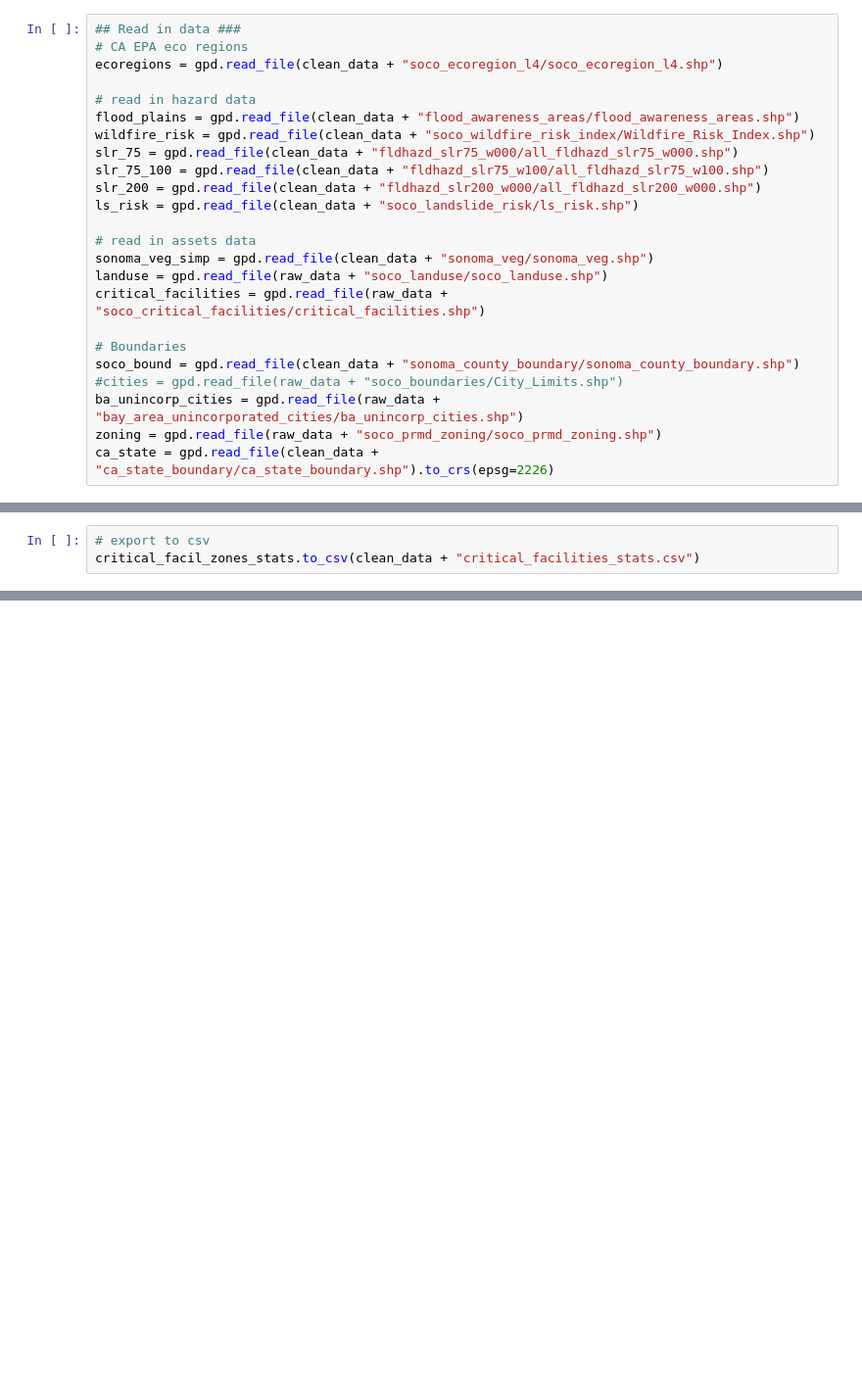
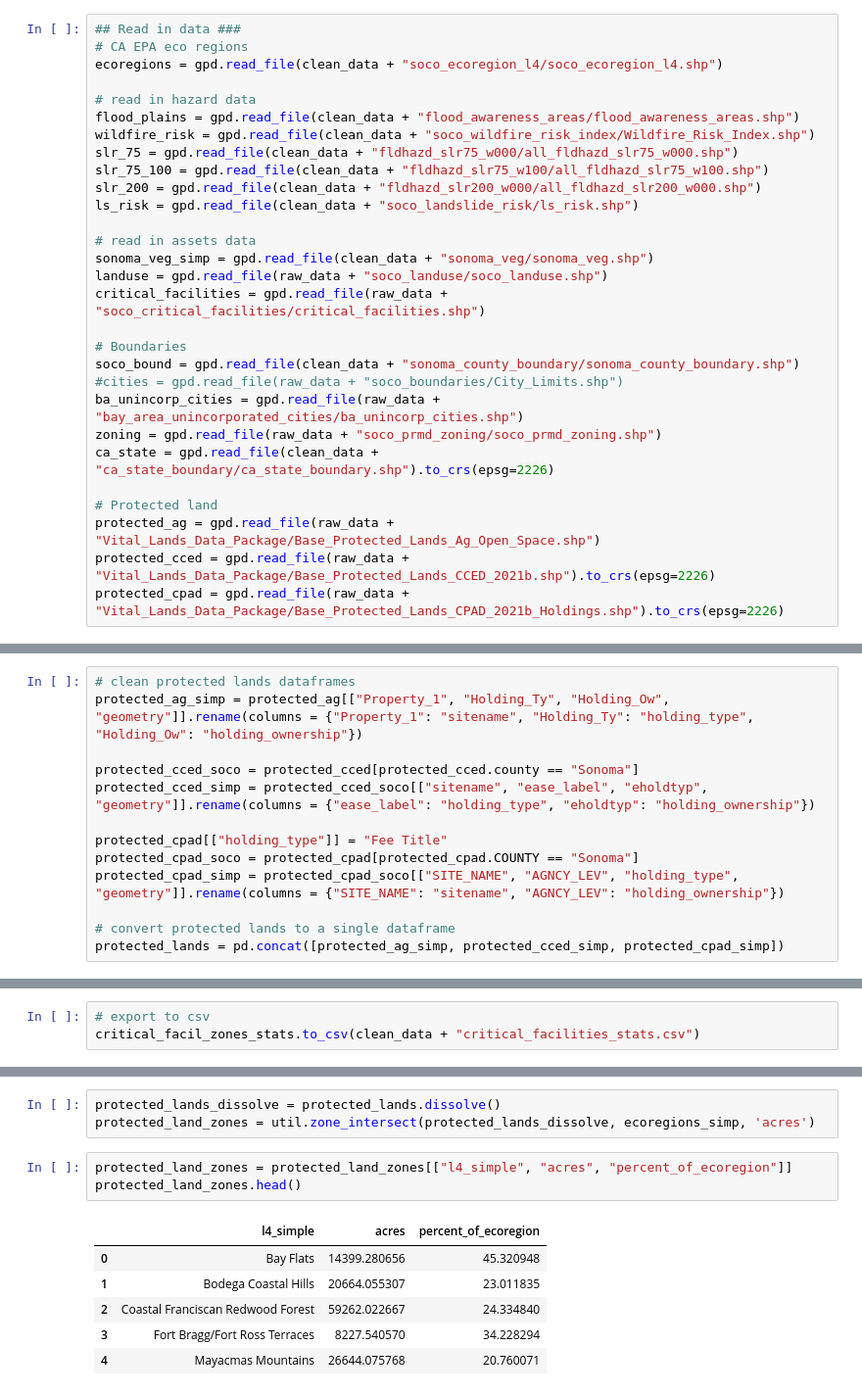
Before and after one commit to acmarley-erg/soco_resilience, a Jupyter notebook: py/zone_stats.ipynb, the cells around one changed output, grey strips where cells are left out. Shown at 98% size. Drawn from its saved outputs; the diff is of its cells as text; blank space fills up the shorter version.

```diff
--- a/py/zone_stats.ipynb
+++ b/py/zone_stats.ipynb
@@ -39,6 +39,11 @@ soco_bound = gpd.read_file(clean_data + "sonoma_county_boundary/sonoma_county_bo
 ba_unincorp_cities = gpd.read_file(raw_data + "bay_area_unincorporated_cities/ba_unincorp_cities.shp")
 zoning = gpd.read_file(raw_data + "soco_prmd_zoning/soco_prmd_zoning.shp")
 ca_state = gpd.read_file(clean_data + "ca_state_boundary/ca_state_boundary.shp").to_crs(epsg=2226)
+
+# Protected land
+protected_ag = gpd.read_file(raw_data + "Vital_Lands_Data_Package/Base_Protected_Lands_Ag_Open_Space.shp")
+protected_cced = gpd.read_file(raw_data + "Vital_Lands_Data_Package/Base_Protected_Lands_CCED_2021b.shp").to_crs(epsg=2226)
+protected_cpad = gpd.read_file(raw_data + "Vital_Lands_Data_Package/Base_Protected_Lands_CPAD_2021b_Holdings.shp").to_crs(epsg=2226)
 # %% [markdown]
 ### Initial Data Cleaning
 # %%
@@ -79,6 +84,19 @@ soco_bound = soco_bound.to_crs(epsg=2226)
 # Just get sonoma county cities
 ba_unincorp_cities = ba_unincorp_cities.to_crs(epsg=2226)
 soco_unincorp_cities = ba_unincorp_cities[ba_unincorp_cities["COUNTY"] == "06097"]
+# %%
+# clean protected lands dataframes
+protected_ag_simp = protected_ag[["Property_1", "Holding_Ty", "Holding_Ow", "geometry"]].rename(columns = {"Property_1": "sitename", "Holding_Ty": "holding_type", "Holding_Ow": "holding_ownership"})
+
+protected_cced_soco = protected_cced[protected_cced.county == "Sonoma"]
+protected_cced_simp = protected_cced_soco[["sitename", "ease_label", "eholdtyp", "geometry"]].rename(columns = {"ease_label": "holding_type", "eholdtyp": "holding_ownership"})
+
+protected_cpad[["holding_type"]] = "Fee Title"
+protected_cpad_soco = protected_cpad[protected_cpad.COUNTY == "Sonoma"]
+protected_cpad_simp = protected_cpad_soco[["SITE_NAME", "AGNCY_LEV", "holding_type", "geometry"]].rename(columns = {"SITE_NAME": "sitename", "AGNCY_LEV": "holding_ownership"})
+
+# convert protected lands to a single dataframe
+protected_lands = pd.concat([protected_ag_simp, protected_cced_simp, protected_cpad_simp])
 # %% [markdown]
 ### Zone statistics -- Hazards
 # %% [markdown]
@@ -440,0 +461,13 @@ critical_facil_zones_stats.to_csv(clean_data + "critical_facilities_stats.csv")
+# %%
+protected_lands_dissolve = protected_lands.dissolve()
+protected_land_zones = util.zone_intersect(protected_lands_dissolve, ecoregions_simp, 'acres')
+# %%
+protected_land_zones = protected_land_zones[["l4_simple", "acres", "percent_of_ecoregion"]]
+protected_land_zones.head()
+# %% [output]
+|  | l4_simple | acres | percent_of_ecoregion |
+| 0 | Bay Flats | 14399.280656 | 45.320948 |
+| 1 | Bodega Coastal Hills | 20664.055307 | 23.011835 |
+| 2 | Coastal Franciscan Redwood Forest | 59262.022667 | 24.334840 |
+| 3 | Fort Bragg/Fort Ross Terraces | 8227.540570 | 34.228294 |
+| 4 | Mayacmas Mountains | 26644.075768 | 20.760071 |
```
Also changed, not shown: parts of 1 cell of this notebook, 1 other file.
